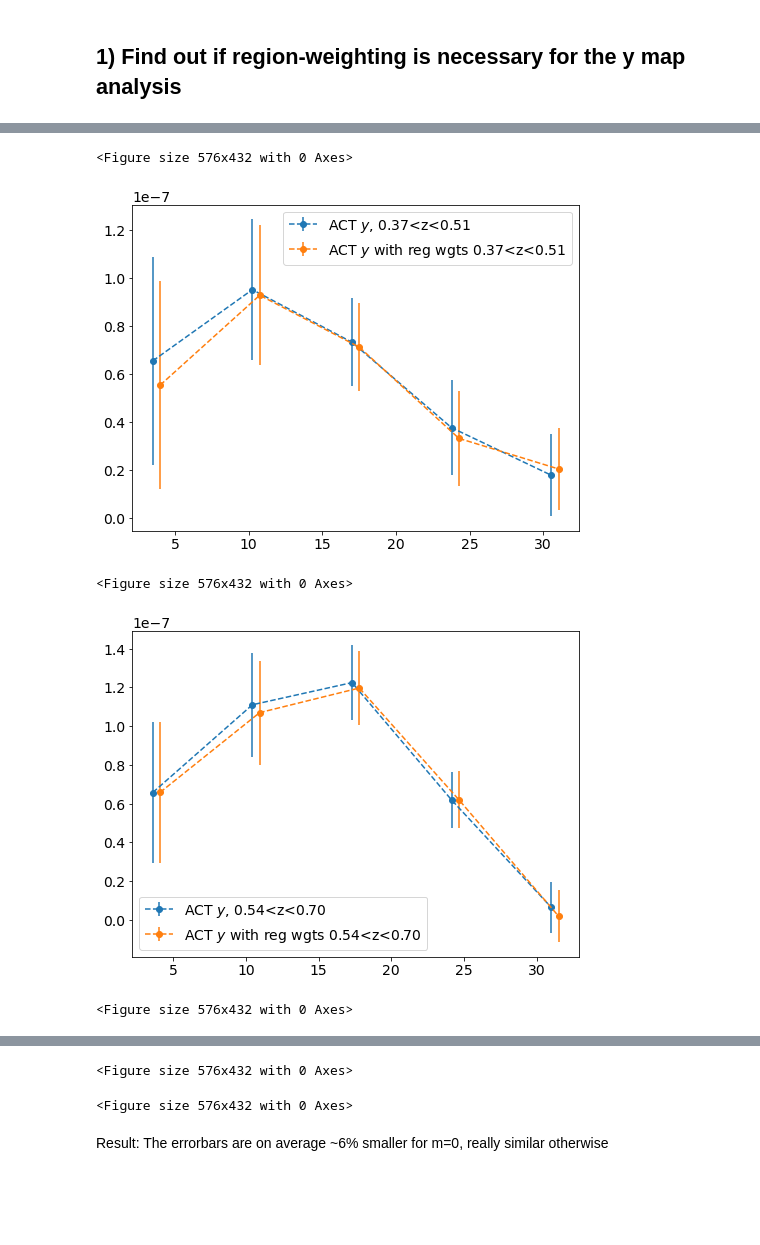
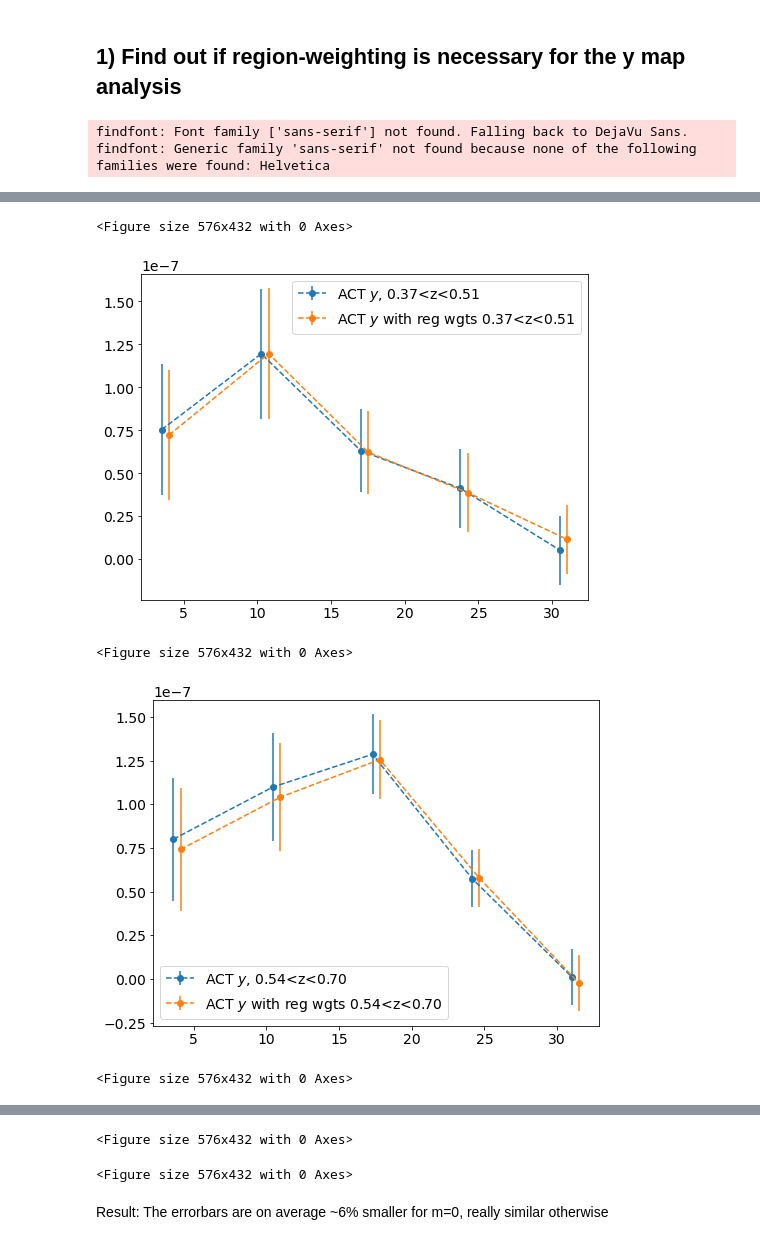
Before and after one commit to marlena6/oriented_stacking, a Jupyter notebook: act_only_code/y_oriented_comparisons_pII.ipynb, the cells around one changed output, grey strips where cells are left out. Cells and saved outputs as stored; diff of their text form; code cells hidden in the pictures; blank space fills up the shorter version.

Commit message:
November revision changes -- incl. refining Stack_object

```diff
--- a/act_only_code/y_oriented_comparisons_pII.ipynb
+++ b/act_only_code/y_oriented_comparisons_pII.ipynb
@@ -102,7 +123,7 @@ for dbin in dbins:
     actfile = "/mnt/scratch-lustre/mlokken/stacking/ACTxDES_paper2/{:s}_redmapper_lambdagt20_combined_{:d}_{:d}Mpc_{:s}20pt0_orientXYUP_75pct_maglim_{:d}_{:d}Mpc_{:d}reg_m0to5_profiles.pkl".format(mapstr, cl_dlow, cl_dhi, pt_selection_str, dlow, dhi, nreg)
     acterrs   = np.load(actfile, allow_pickle=True)
     profs = np.asarray(acterrs['prof'])
-    act_cibd = cpp.Stack_object(img_splits=acterrs['stacks'], profile_splits=np.transpose(profs, axes=[2,0,1]),Npks_splits=acterrs['npks_list'], rad_in_Mpc=acterrs['rad_in_Mpc'][4].value)
+    act_cibd = cpp.Stack_object(img_splits=acterrs['stacks'], profile_splits=np.transpose(profs, axes=[2,0,1]),Npks_splits=np.asarray(acterrs['npks_list']).flatten(), rad_in_Mpc=acterrs['rad_in_Mpc'][4].value)
     act_cibd.bin_and_get_stats(7) #Mpc
     plt.errorbar(act_cibd.r_binned, act_cibd.avg_profiles_binned[m], yerr=act_cibd.errors_binned[m], fmt='o', linestyle='--', label='ACT $y$, {:.2f}<z<{:.2f}'.format(zlow.value, zhi.value))
     wlist = reorder_wgts("/home/mlokken/oriented_stacking/act_only_code/noise_analysis/weights_24_regions_ACT_ilc_SZ_deproj_cib_yy_DES_redmapper_lambdagt20.txt", acterrs)
@@ -124,3 +145,5 @@ for dbin in dbins:
     plt.clf()
     # c+=1
 # %% [output]
+findfont: Font family ['sans-serif'] not found. Falling back to DejaVu Sans.
+findfont: Generic family 'sans-serif' not found because none of the following families were found: Helvetica
@@ -128,5 +151,5 @@ for dbin in dbins:
-<Figure size 576x432 with 0 Axes>
+<Figure size 576x432 with 0 Axes>
-[figure, old version]
+[figure, new version]
-<Figure size 576x432 with 0 Axes>
+<Figure size 576x432 with 0 Axes>
-[figure, old version]
+[figure, new version]
-<Figure size 576x432 with 0 Axes>
+<Figure size 576x432 with 0 Axes>
@@ -134,5 +157,5 @@ for dbin in dbins:
-<Figure size 576x432 with 0 Axes>
 <Figure size 576x432 with 0 Axes>
+<Figure size 576x432 with 0 Axes>
 # %% [markdown]
 Result: The errorbars are on average ~6% smaller for m=0, really similar otherwise
 # %% [markdown]
```
Also changed, not shown: parts of 6 cells of this notebook, 9 other files.
